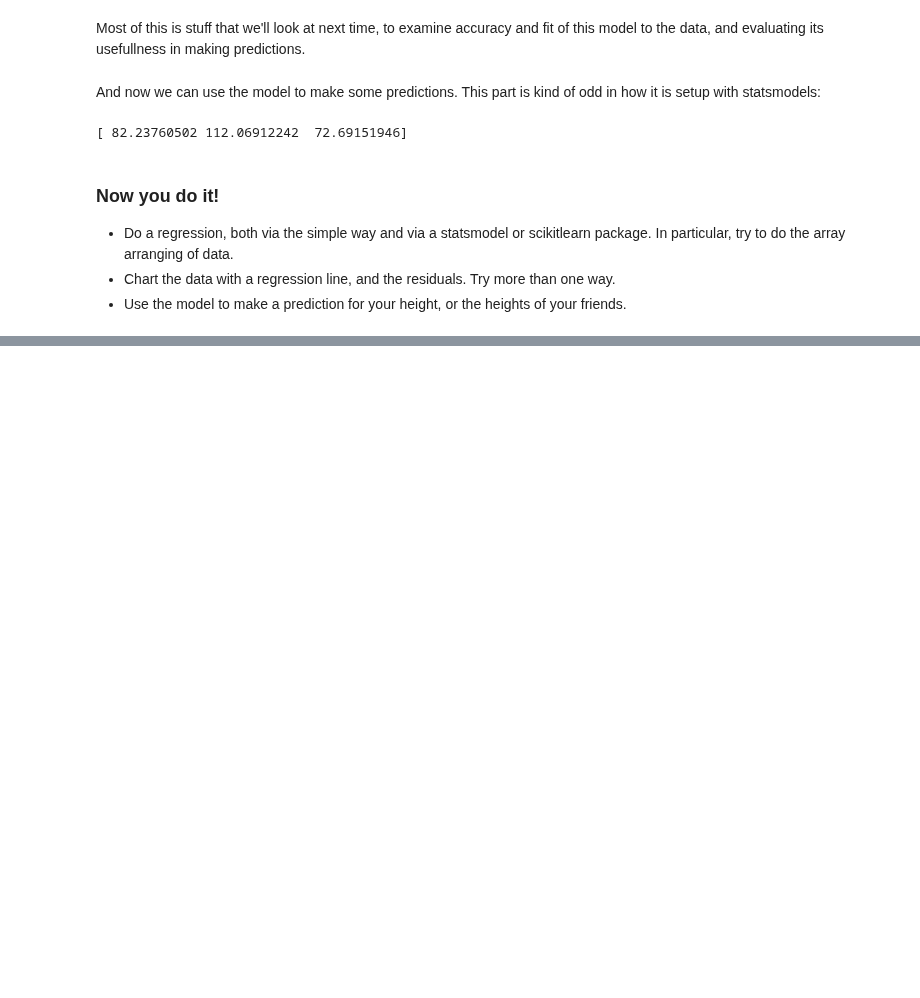
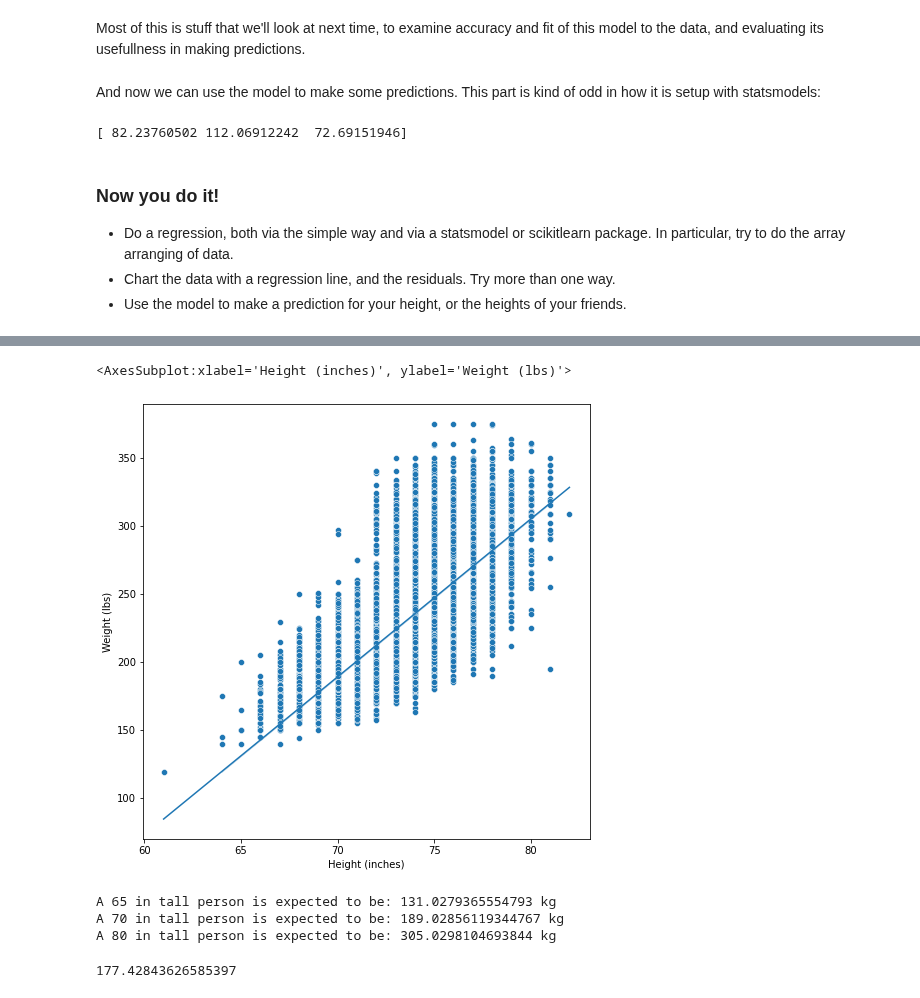
Before and after one commit to allyryry/BasicClassExamples, a Jupyter notebook: 018_linear_least_squares.ipynb, the cells around one changed output, grey strips where cells are left out. Saved outputs shown, nothing was run; the diff lists cells and outputs as text; code cells hidden in the pictures; blank space fills up the shorter version.

```diff
--- a/018_linear_least_squares.ipynb
+++ b/018_linear_least_squares.ipynb
@@ -387,0 +400,14 @@ hw2 = hw2.dropna(axis=1)
+# %%
+sns.scatterplot(x=hw2[h2], y=hw2[w2])
+sns.lineplot(x=regLine3[0], y=regLine3[1])
+# %% [output]
+<AxesSubplot:xlabel='Height (inches)', ylabel='Weight (lbs)'>
+[figure, added]
+# %%
+print("A 65 in tall person is expected to be:", slope3*65 + inter3, "kg")
+print("A 70 in tall person is expected to be:", slope3*70 + inter3, "kg")
+print("A 80 in tall person is expected to be:", slope3*80 + inter3, "kg")
+# %% [output]
+A 65 in tall person is expected to be: 131.0279365554793 kg
+A 70 in tall person is expected to be: 189.02856119344767 kg
+A 80 in tall person is expected to be: 305.0298104693844 kg
@@ -387,0 +417,4 @@ hw2 = hw2.dropna(axis=1)
+# %%
+estweight(69)
+# %% [output]
+177.42843626585397
```
Also changed, not shown: parts of 13 cells of this notebook.
